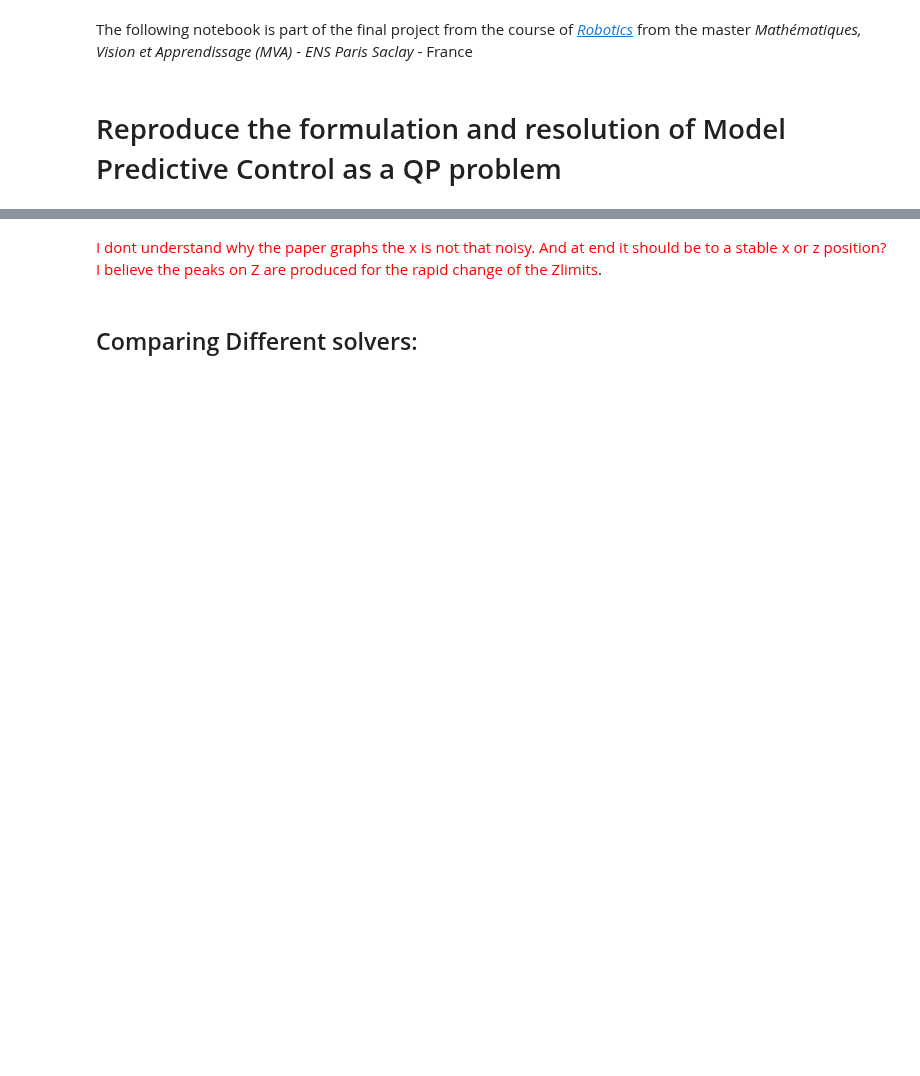
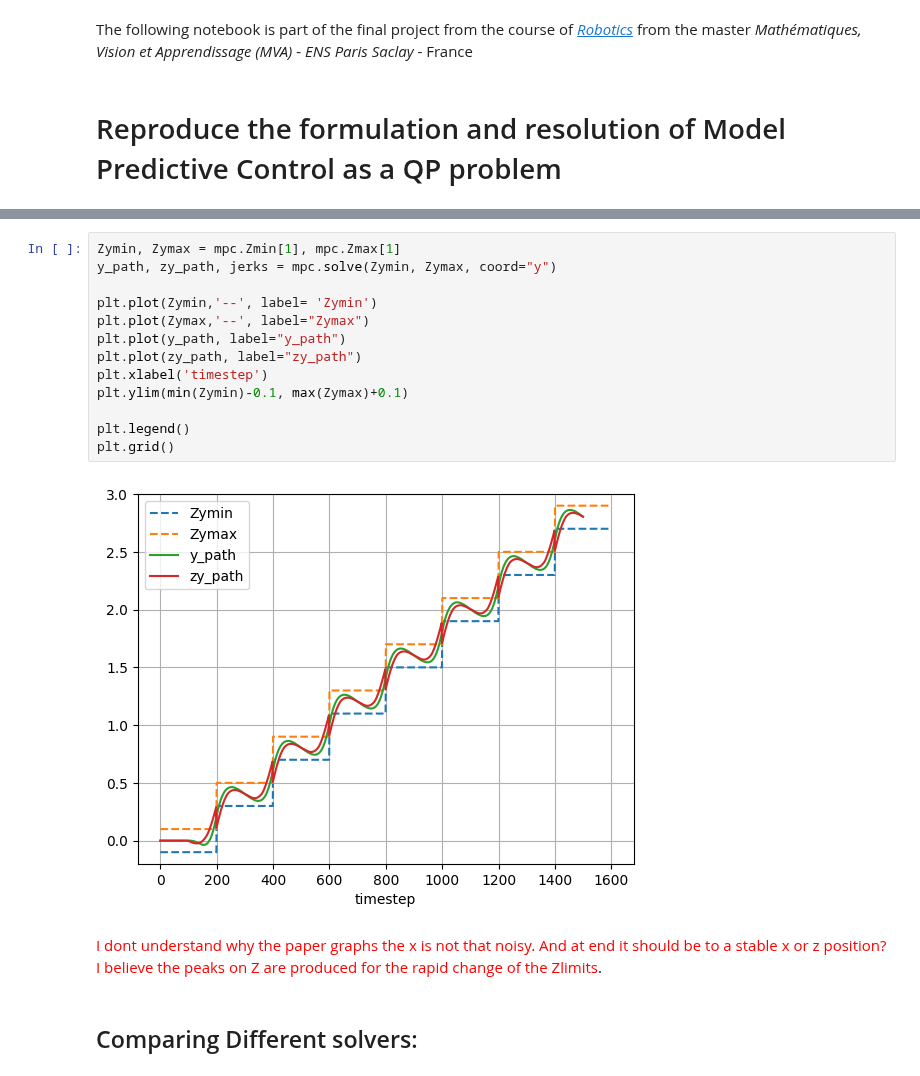
Before and after one commit to taguirre19/robotics-project, a Jupyter notebook: QP_Solvers.ipynb, the cells around one changed output, grey strips where cells are left out. Cells and saved outputs as stored; diff of their text form; blank space fills up the shorter version.

```diff
--- a/QP_Solvers.ipynb
+++ b/QP_Solvers.ipynb
@@ -38,3 +43,18 @@ plt.grid()
+# %%
+Zymin, Zymax = mpc.Zmin[1], mpc.Zmax[1]
+y_path, zy_path, jerks = mpc.solve(Zymin, Zymax, coord="y")
+
+plt.plot(Zymin,'--', label= 'Zymin')
+plt.plot(Zymax,'--', label="Zymax")
+plt.plot(y_path, label="y_path")
+plt.plot(zy_path, label="zy_path")
+plt.xlabel('timestep')
+plt.ylim(min(Zymin)-0.1, max(Zymax)+0.1)
+
+plt.legend()
+plt.grid()
+# %% [output]
+[figure, added]
 # %% [markdown]
 <span style="color:red"> I dont understand why the paper graphs the x is not that noisy. And at end it should be to a stable x or z position? I believe the peaks on Z are produced for the rapid change of the Zlimits</span>.
 # %% [markdown]
```
Also changed, not shown: parts of 5 cells of this notebook, 1 other file.
